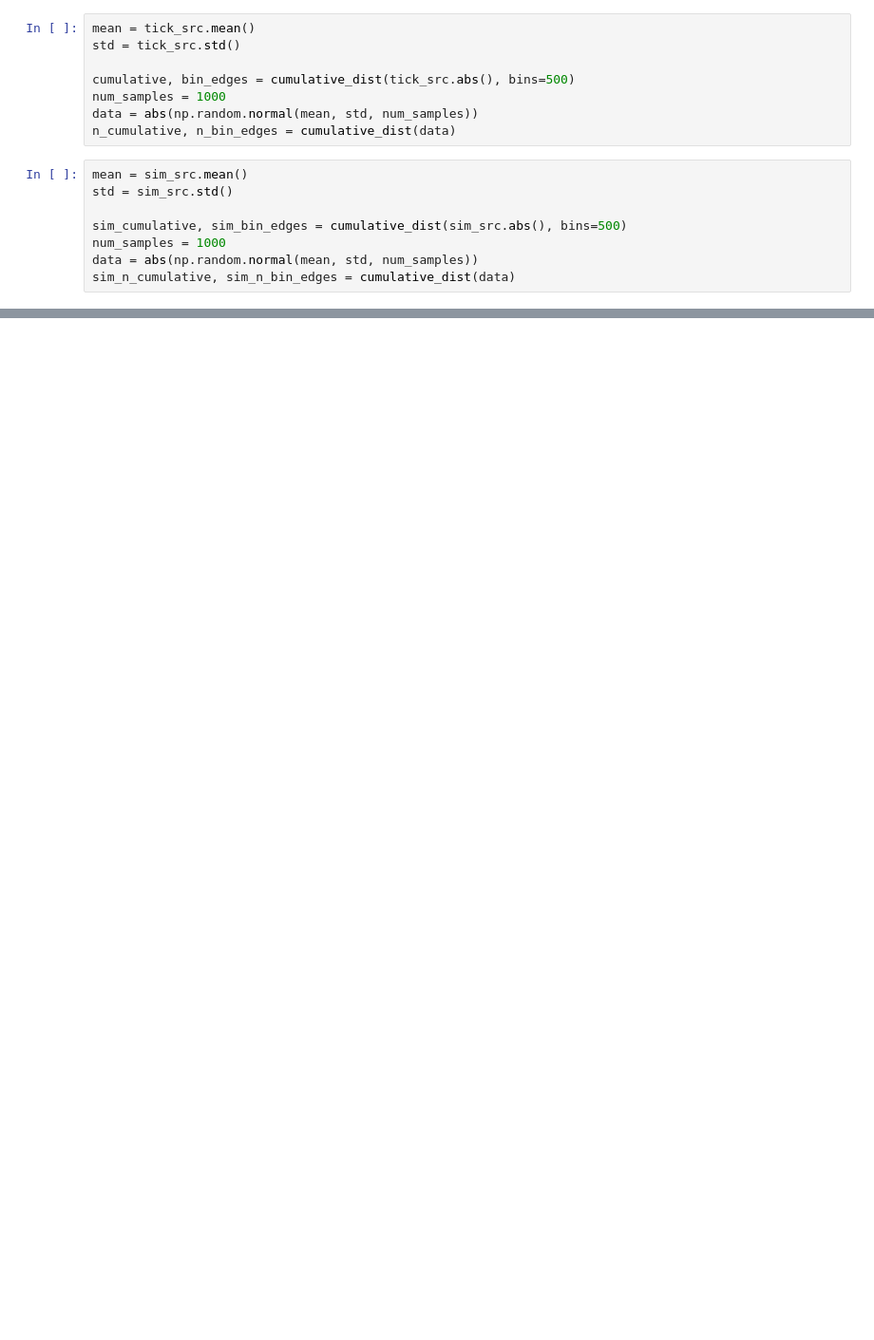
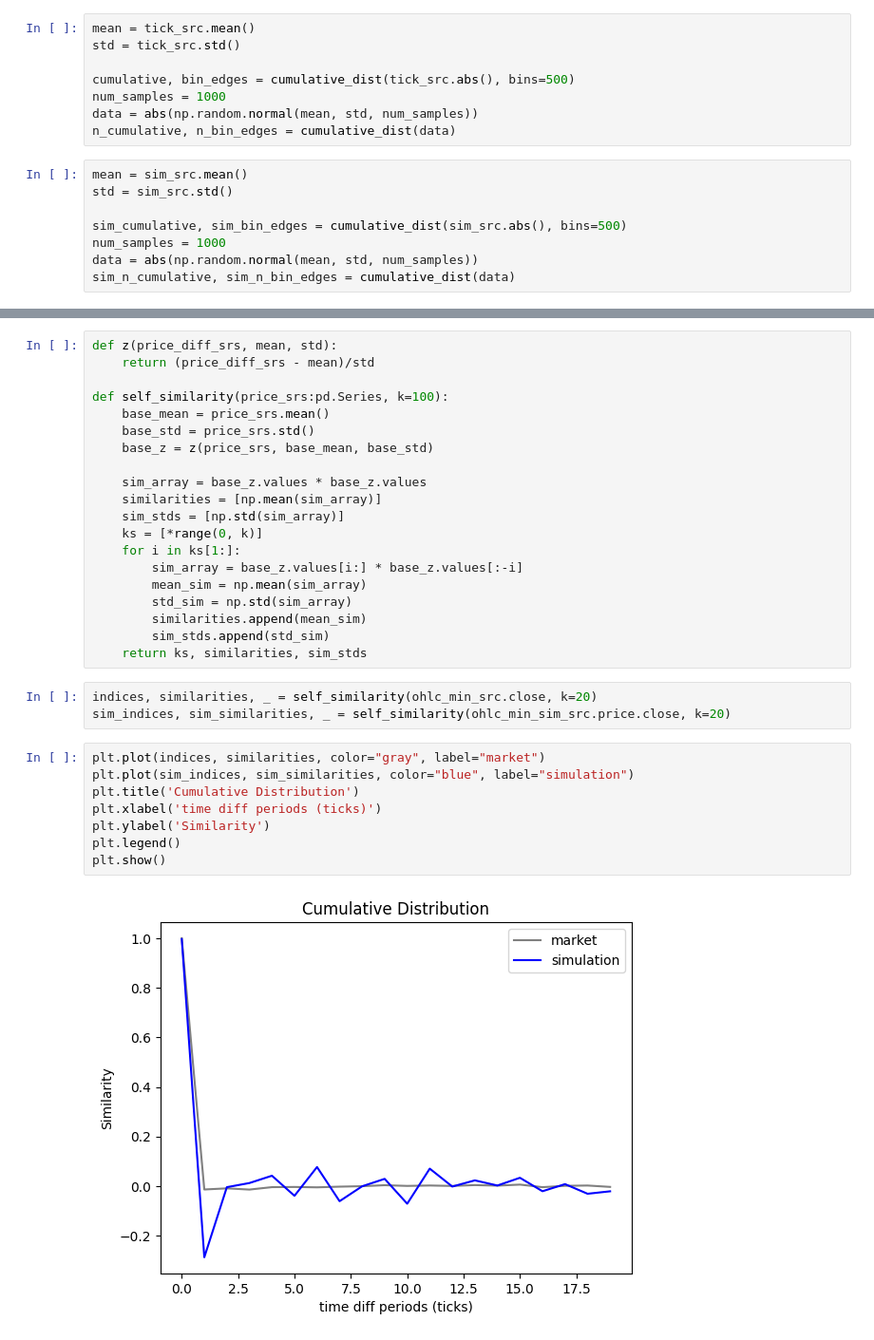
Before and after one commit to Naradice/stocknet_study, a Jupyter notebook: FeatureEngineering/DataArgument.ipynb, the cells around one changed output, grey strips where cells are left out. Shown at 95% size. Cells and saved outputs as stored; diff of their text form; blank space fills up the shorter version.

```diff
--- a/FeatureEngineering/DataArgument.ipynb
+++ b/FeatureEngineering/DataArgument.ipynb
@@ -334,0 +404,33 @@ ohlc_token_sample.head()
+# %%
+def z(price_diff_srs, mean, std):
+    return (price_diff_srs - mean)/std
+
+def self_similarity(price_srs:pd.Series, k=100):
+    base_mean = price_srs.mean()
+    base_std = price_srs.std()
+    base_z = z(price_srs, base_mean, base_std)
+
+    sim_array = base_z.values * base_z.values
+    similarities = [np.mean(sim_array)]
+    sim_stds = [np.std(sim_array)]
+    ks = [*range(0, k)]
+    for i in ks[1:]:
+        sim_array = base_z.values[i:] * base_z.values[:-i]
+        mean_sim = np.mean(sim_array)
+        std_sim = np.std(sim_array)
+        similarities.append(mean_sim)
+        sim_stds.append(std_sim)
+    return ks, similarities, sim_stds
+# %%
+indices, similarities, _ = self_similarity(ohlc_min_src.close, k=20)
+sim_indices, sim_similarities, _ = self_similarity(ohlc_min_sim_src.price.close, k=20)
+# %%
+plt.plot(indices, similarities, color="gray", label="market")
+plt.plot(sim_indices, sim_similarities, color="blue", label="simulation")
+plt.title('Cumulative Distribution')
+plt.xlabel('time diff periods (ticks)')
+plt.ylabel('Similarity')
+plt.legend()
+plt.show()
+# %% [output]
+[figure, added]
```
Also changed, not shown: parts of 32 cells of this notebook.
